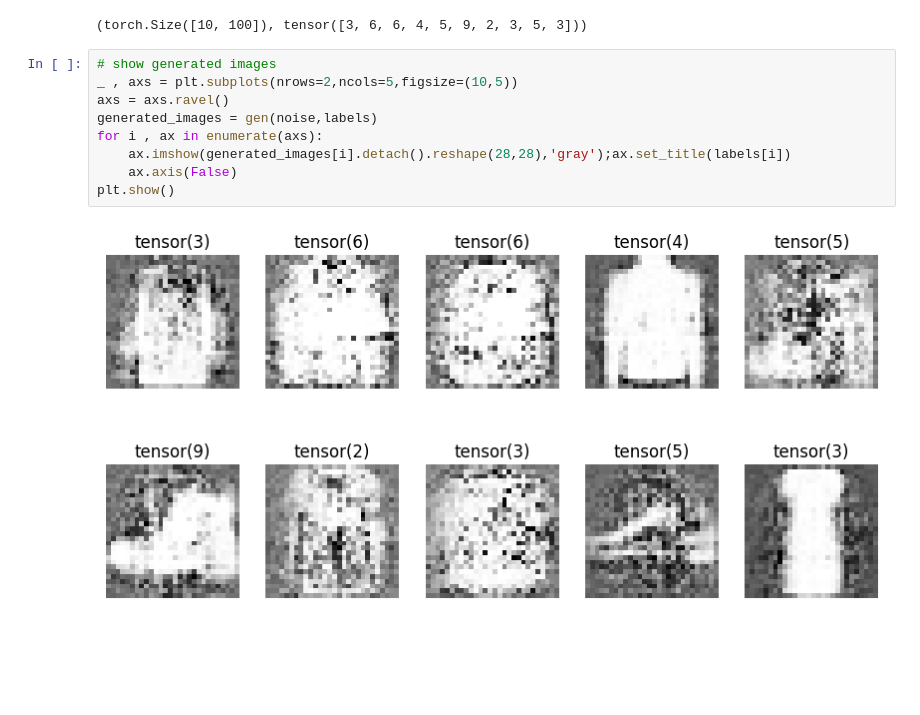
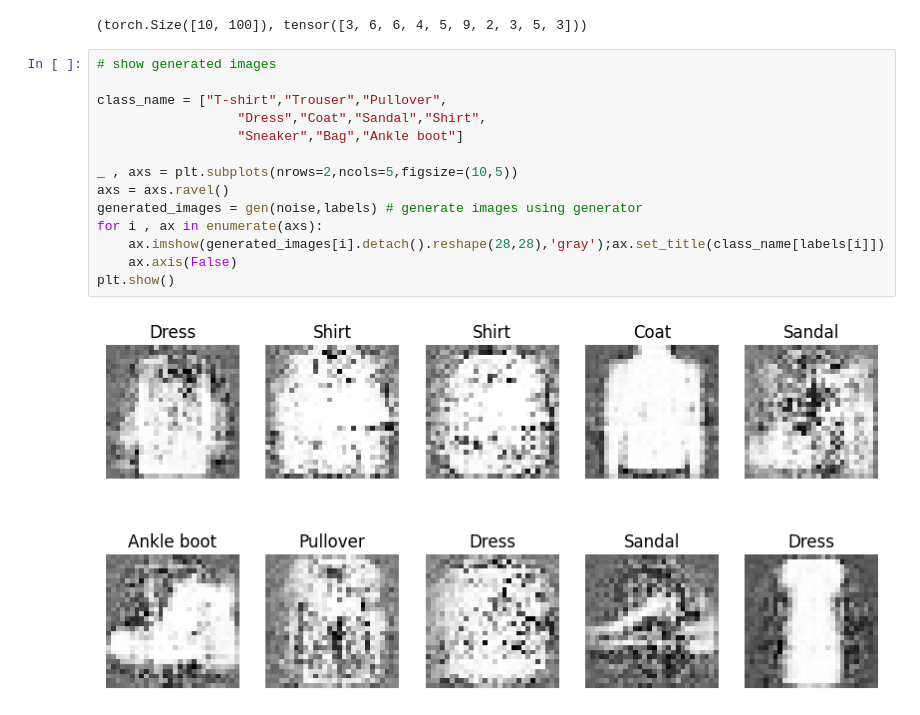
Before and after one commit to meysam-kazemi/C-GAN, a Jupyter notebook: test_model.ipynb, the cells around one changed output. Drawn from its saved outputs; the diff is of its cells as text; blank space fills up the shorter version.

Commit message:
set class names

```diff
--- a/test_model.ipynb
+++ b/test_model.ipynb
@@ -26,12 +26,17 @@ noise.shape , labels
 (torch.Size([10, 100]), tensor([3, 6, 6, 4, 5, 9, 2, 3, 5, 3]))
 # %%
 # show generated images
+
+class_name = ["T-shirt","Trouser","Pullover",
+                  "Dress","Coat","Sandal","Shirt",
+                  "Sneaker","Bag","Ankle boot"]
+
 _ , axs = plt.subplots(nrows=2,ncols=5,figsize=(10,5))
 axs = axs.ravel()
-generated_images = gen(noise,labels)
+generated_images = gen(noise,labels) # generate images using generator
 for i , ax in enumerate(axs):
-    ax.imshow(generated_images[i].detach().reshape(28,28),'gray');ax.set_title(labels[i])
+    ax.imshow(generated_images[i].detach().reshape(28,28),'gray');ax.set_title(class_name[labels[i]])
     ax.axis(False)
 plt.show()
 # %% [output]
-[figure, old version]
+[figure, new version]
```
